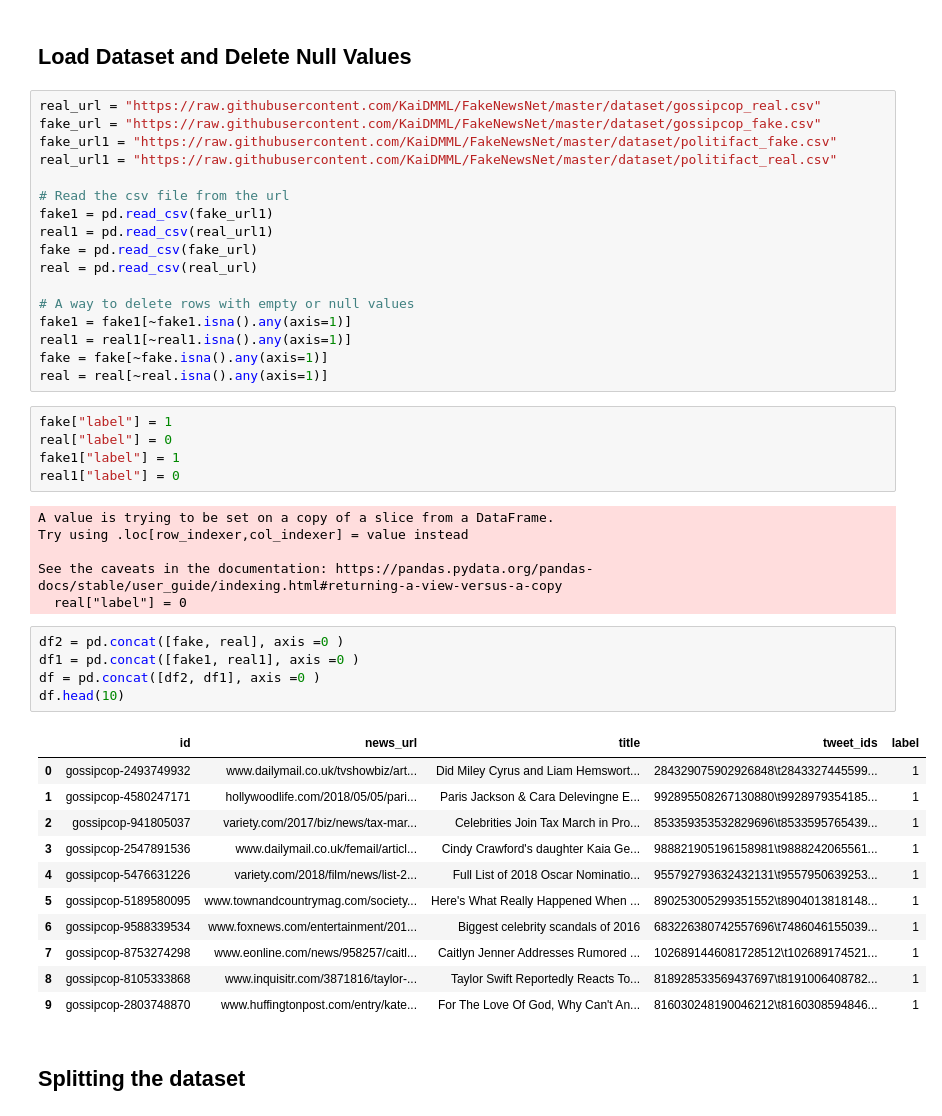
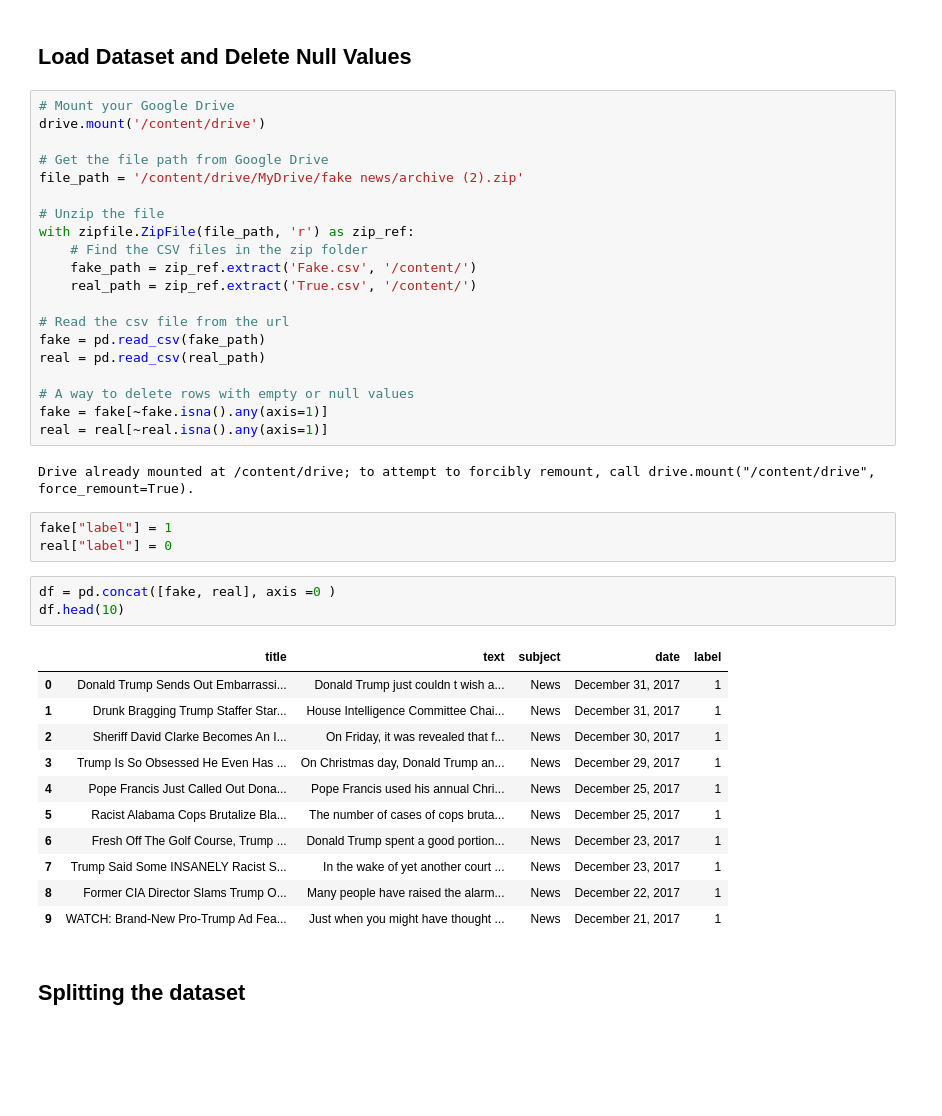
Before and after one commit to ikoghoemmanuell/FakeNews-Detection-with-deep-learning-models-Bizstech-Msc.-Cybersecurity, a Jupyter notebook: Copy_of_model_2_with_pytorch.ipynb, the cells around one changed output. Cells and saved outputs as stored; diff of their text form; blank space fills up the shorter version.

```diff
--- a/Copy_of_model_2_with_pytorch.ipynb
+++ b/Copy_of_model_2_with_pytorch.ipynb
@@ -65,51 +65,46 @@ from google.colab import drive
 import torch
 # %% [markdown]
 ## Load Dataset and Delete Null Values
-# %%
-real_url = "https://raw.githubusercontent.com/KaiDMML/FakeNewsNet/master/dataset/gossipcop_real.csv"
-fake_url = "https://raw.githubusercontent.com/KaiDMML/FakeNewsNet/master/dataset/gossipcop_fake.csv"
-fake_url1 = "https://raw.githubusercontent.com/KaiDMML/FakeNewsNet/master/dataset/politifact_fake.csv"
-real_url1 = "https://raw.githubusercontent.com/KaiDMML/FakeNewsNet/master/dataset/politifact_real.csv"
-
-# Read the csv file from the url
-fake1 = pd.read_csv(fake_url1)
-real1 = pd.read_csv(real_url1)
-fake = pd.read_csv(fake_url)
-real = pd.read_csv(real_url)
-
-# A way to delete rows with empty or null values
-fake1 = fake1[~fake1.isna().any(axis=1)]
-real1 = real1[~real1.isna().any(axis=1)]
-fake = fake[~fake.isna().any(axis=1)]
-real = real[~real.isna().any(axis=1)]
+# %%
+# Mount your Google Drive
+drive.mount('/content/drive')
+
+# Get the file path from Google Drive
+file_path = '/content/drive/MyDrive/fake news/archive (2).zip'
+
+# Unzip the file
+with zipfile.ZipFile(file_path, 'r') as zip_ref:
+    # Find the CSV files in the zip folder
+    fake_path = zip_ref.extract('Fake.csv', '/content/')
+    real_path = zip_ref.extract('True.csv', '/content/')
+
+# Read the csv file from the url
+fake = pd.read_csv(fake_path)
+real = pd.read_csv(real_path)
+
+# A way to delete rows with empty or null values
+fake = fake[~fake.isna().any(axis=1)]
+real = real[~real.isna().any(axis=1)]
+# %% [output]
+Drive already mounted at /content/drive; to attempt to forcibly remount, call drive.mount("/content/drive", force_remount=True).
 # %%
 fake["label"] = 1
 real["label"] = 0
-fake1["label"] = 1
-real1["label"] = 0
-# %% [output]
-A value is trying to be set on a copy of a slice from a DataFrame.
-Try using .loc[row_indexer,col_indexer] = value instead
-
-See the caveats in the documentation: https://pandas.pydata.org/pandas-docs/stable/user_guide/indexing.html#returning-a-view-versus-a-copy
-  real["label"] = 0
 # %%
-df2 = pd.concat([fake, real], axis =0 )
-df1 = pd.concat([fake1, real1], axis =0 )
-df = pd.concat([df2, df1], axis =0 )
+df = pd.concat([fake, real], axis =0 )
 df.head(10)
 # %% [output]
-|  | id | news_url | title | tweet_ids | label |
-| 0 | gossipcop-2493749932 | www.dailymail.co.uk/tvshowbiz/art... | Did Miley Cyrus and Liam Hemswort... | 284329075902926848\t2843327445599... | 1 |
-| 1 | gossipcop-4580247171 | hollywoodlife.com/2018/05/05/pari... | Paris Jackson & Cara Delevingne E... | 992895508267130880\t9928979354185... | 1 |
-| 2 | gossipcop-941805037 | variety.com/2017/biz/news/tax-mar... | Celebrities Join Tax March in Pro... | 853359353532829696\t8533595765439... | 1 |
-| 3 | gossipcop-2547891536 | www.dailymail.co.uk/femail/articl... | Cindy Crawford's daughter Kaia Ge... | 988821905196158981\t9888242065561... | 1 |
-| 4 | gossipcop-5476631226 | variety.com/2018/film/news/list-2... | Full List of 2018 Oscar Nominatio... | 955792793632432131\t9557950639253... | 1 |
-| 5 | gossipcop-5189580095 | www.townandcountrymag.com/society... | Here's What Really Happened When ... | 890253005299351552\t8904013818148... | 1 |
-| 6 | gossipcop-9588339534 | www.foxnews.com/entertainment/201... | Biggest celebrity scandals of 2016 | 683226380742557696\t7486046155039... | 1 |
-| 7 | gossipcop-8753274298 | www.eonline.com/news/958257/caitl... | Caitlyn Jenner Addresses Rumored ... | 1026891446081728512\t102689174521... | 1 |
-| 8 | gossipcop-8105333868 | www.inquisitr.com/3871816/taylor-... | Taylor Swift Reportedly Reacts To... | 818928533569437697\t8191006408782... | 1 |
-| 9 | gossipcop-2803748870 | www.huffingtonpost.com/entry/kate... | For The Love Of God, Why Can't An... | 816030248190046212\t8160308594846... | 1 |
+|  | title | text | subject | date | label |
+| 0 | Donald Trump Sends Out Embarrassi... | Donald Trump just couldn t wish a... | News | December 31, 2017 | 1 |
+| 1 | Drunk Bragging Trump Staffer Star... | House Intelligence Committee Chai... | News | December 31, 2017 | 1 |
+| 2 | Sheriff David Clarke Becomes An I... | On Friday, it was revealed that f... | News | December 30, 2017 | 1 |
+| 3 | Trump Is So Obsessed He Even Has ... | On Christmas day, Donald Trump an... | News | December 29, 2017 | 1 |
+| 4 | Pope Francis Just Called Out Dona... | Pope Francis used his annual Chri... | News | December 25, 2017 | 1 |
+| 5 | Racist Alabama Cops Brutalize Bla... | The number of cases of cops bruta... | News | December 25, 2017 | 1 |
+| 6 | Fresh Off The Golf Course, Trump ... | Donald Trump spent a good portion... | News | December 23, 2017 | 1 |
+| 7 | Trump Said Some INSANELY Racist S... | In the wake of yet another court ... | News | December 23, 2017 | 1 |
+| 8 | Former CIA Director Slams Trump O... | Many people have raised the alarm... | News | December 22, 2017 | 1 |
+| 9 | WATCH: Brand-New Pro-Trump Ad Fea... | Just when you might have thought ... | News | December 21, 2017 | 1 |
 # %% [markdown]
 ## Splitting the dataset
 # %%
```
Also changed, not shown: parts of 13 cells of this notebook.
